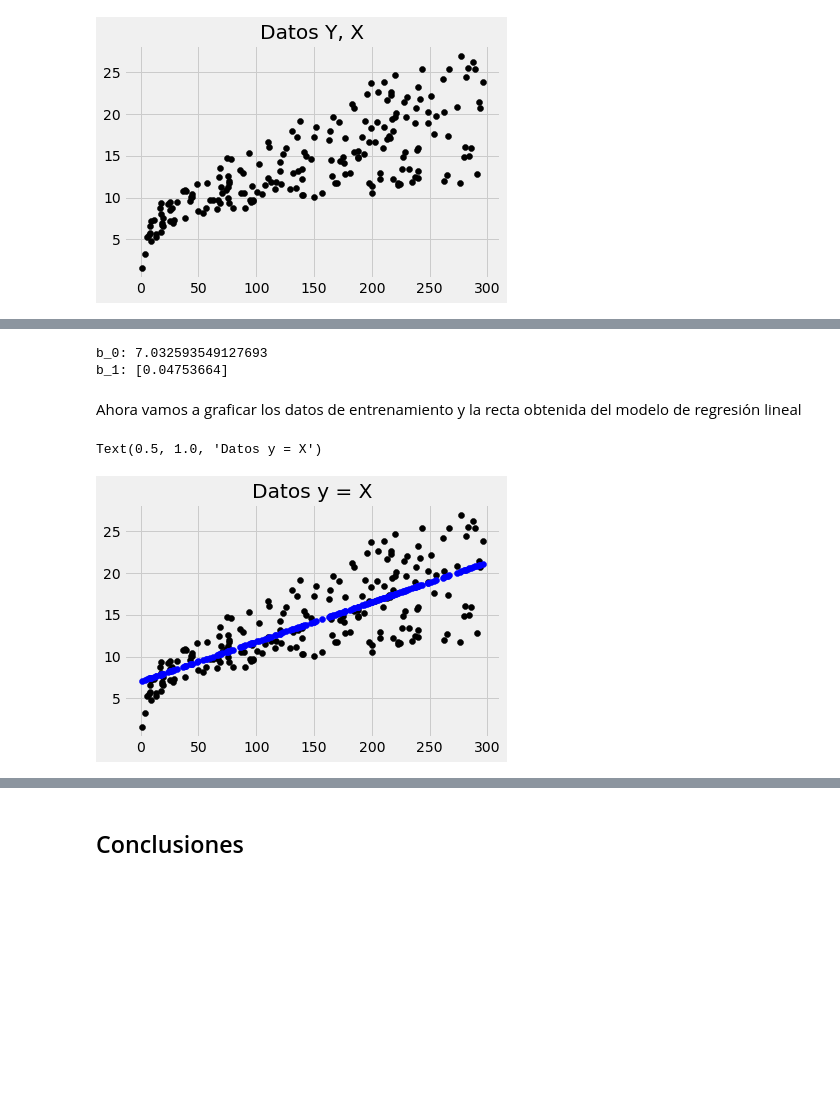
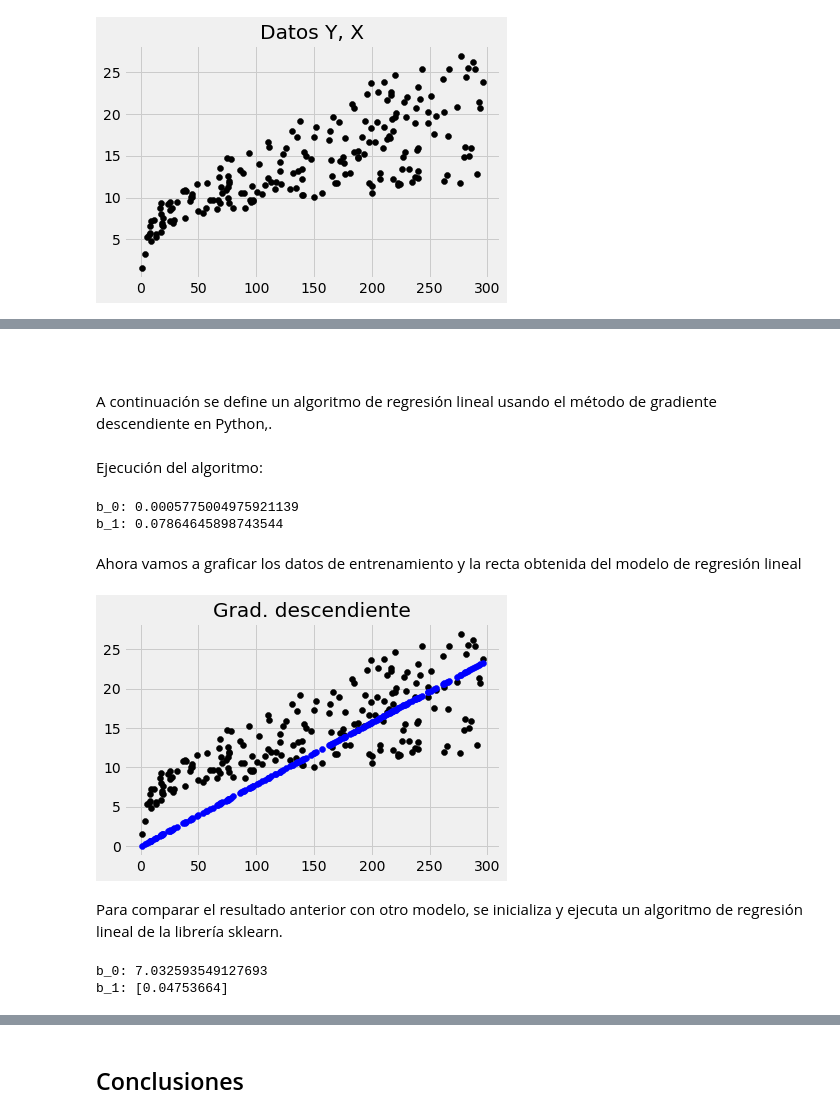
Before and after one commit to dicrojasch/homeworks_data_science, a Jupyter notebook: 2.regresion_lineal/regresion_lineal.ipynb, the cells around one changed output, grey strips where cells are left out. Cells and saved outputs as stored; diff of their text form; code cells hidden in the pictures; blank space fills up the shorter version.

```diff
--- a/2.regresion_lineal/regresion_lineal.ipynb
+++ b/2.regresion_lineal/regresion_lineal.ipynb
@@ -209,21 +208,61 @@ $$ Y = b_0 + X b_1$$
-# %%
-from sklearn.linear_model import LinearRegression
-model = LinearRegression()
-x = X.reshape((-1, 1))
-y = Y
-model.fit(x, y)
-print('b_0:', model.intercept_)
-print('b_1:', model.coef_)
-# %% [output]
-b_0: 7.032593549127693
-b_1: [0.04753664]
+# %% [markdown]
+<br> <br>
+A continuación se define un algoritmo de regresión lineal usando el método de gradiente descendiente en Python,.
+# %%
+class GradientDescentLinearRegression:
+    h = lambda self, x, theta_0, theta_1: theta_0 + theta_1 * x
+    def __init__(self, learning_rate=0.000000001, iterations=100000):
+        self.learning_rate, self.iterations = learning_rate, iterations
+
+    def fit(self, X, y):
+        b_0 = 0
+        b_1 = 0
+        n = X.shape[0]
+        for _ in range(self.iterations):
+            f = np.subtract(y, self.h(X, b_0, b_1))
+            b_0_gradient = - 1* f.sum() / n
+            b_1_gradient = -1* X.dot(f.T).sum() / n
+            b_0 = b_0 - (self.learning_rate * b_0_gradient)
+            b_1 = b_1 - (self.learning_rate * b_1_gradient)
+        self.b_1, self.b_0 = b_1, b_0
+
+    def cost(self, X, y, b_0, b_1):
+        n = X.shape[0]
+        error = np.power(np.subtract(self.h(X, b_0, b_1), y), 2)
+        return (1/(2*n)* error.sum())
+
+    def predict(self, X):
+        return self.b_1*X + self.b_0
+# %% [markdown]
+Ejecución del algoritmo:
+# %%
+gdlr = GradientDescentLinearRegression()
+gdlr.fit(X, y)
+print('b_0:', gdlr.b_0)
+print('b_1:', gdlr.b_1)
+# %% [output]
+b_0: 0.0005775004975921139
+b_1: 0.07864645898743544
 # %% [markdown]
 Ahora vamos a graficar los datos de entrenamiento y la recta obtenida del modelo de regresión lineal
 # %%
-plt.style.use('fivethirtyeight')
-plt.scatter(X, y, color='black')
-plt.scatter(x, model.predict(x), color='blue')
-plt.gca().set_title("Datos y = X")
+def plot(model, title):
+    plt.style.use('fivethirtyeight')
+    plt.scatter(X, y, color='black')
+    plt.scatter(x, model.predict(x), color='blue')
+    plt.gca().set_title(title)
+
+plot(gdlr, "Grad. descendiente")
 # %% [output]
-Text(0.5, 1.0, 'Datos y = X')
-[figure, old version]
+[figure, new version]
+# %% [markdown]
+Para comparar el resultado anterior con otro modelo, se inicializa y ejecuta un algoritmo de regresión lineal de la librería sklearn.
+# %%
+from sklearn.linear_model import LinearRegression
+sk_model = LinearRegression()
+sk_model.fit(x, y)
+print('b_0:', sk_model.intercept_)
+print('b_1:', sk_model.coef_)
+# %% [output]
+b_0: 7.032593549127693
+b_1: [0.04753664]
```
Also changed, not shown: parts of 11 cells of this notebook, 5 other files.
